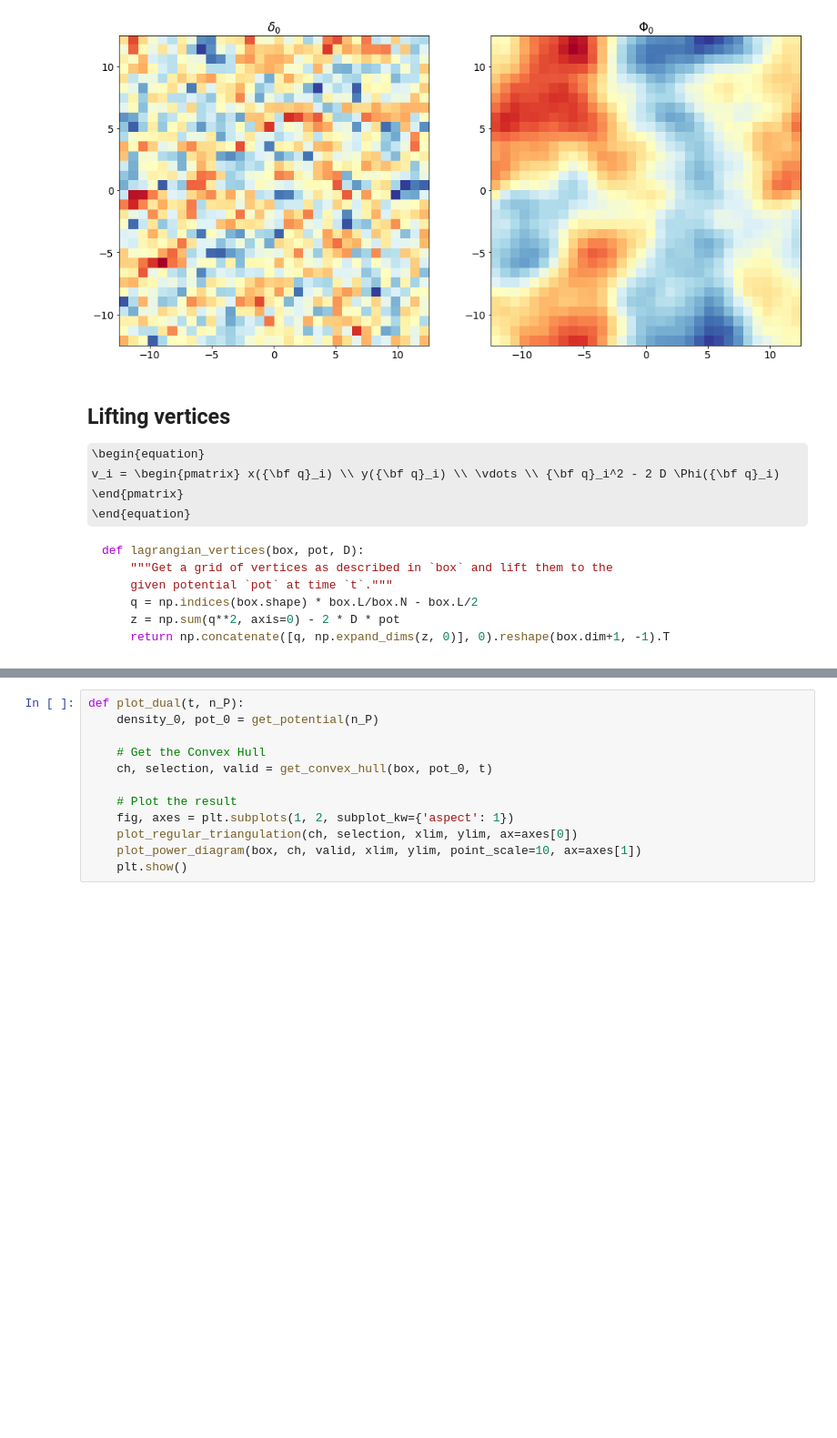
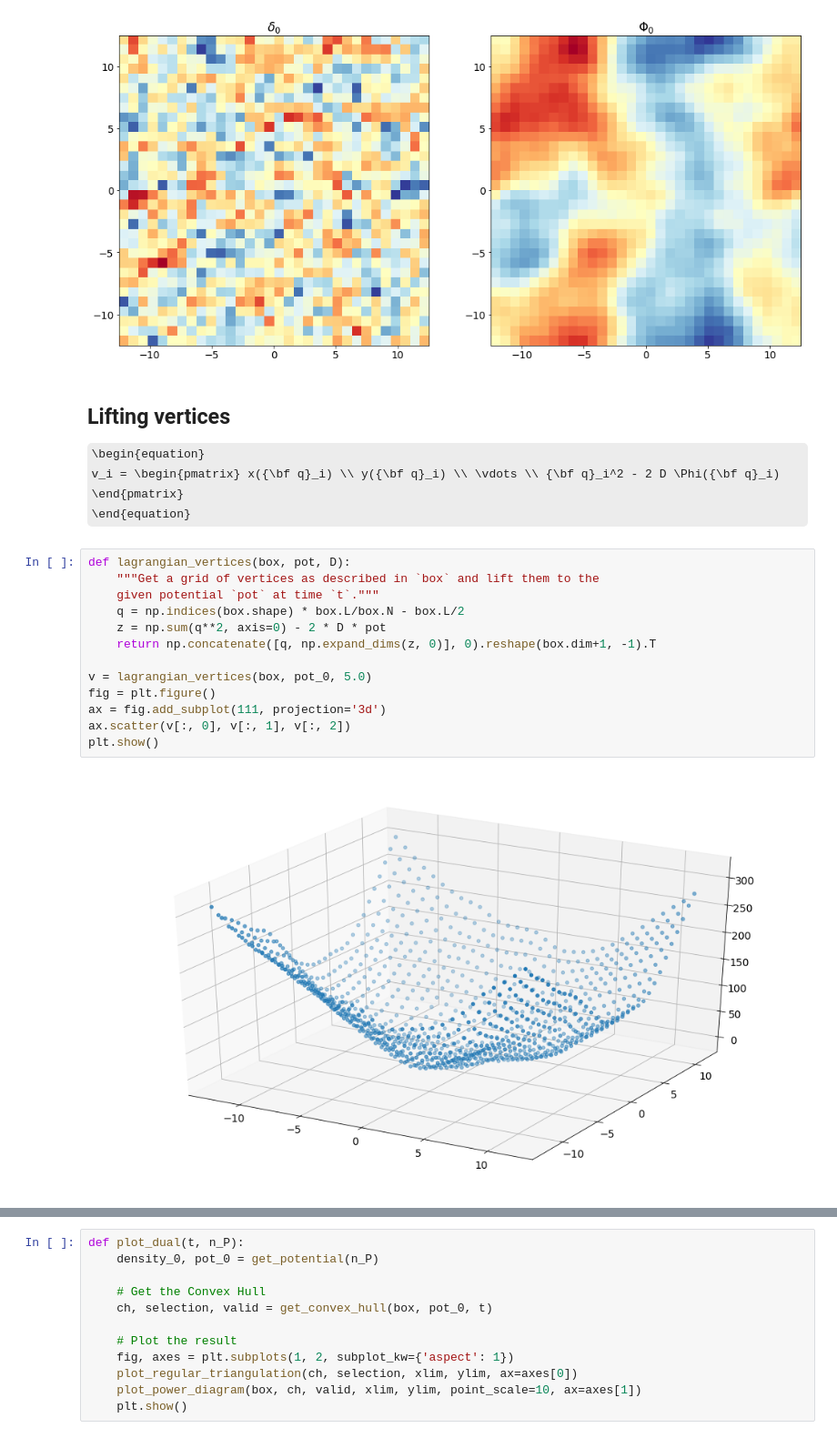
Before and after one commit to jhidding/adhesion-example, a Jupyter notebook: notebook/Interactive.ipynb, the cells around one changed output, grey strips where cells are left out. Shown: that part at 91% size. Drawn from its saved outputs; the diff is of its cells as text; some formulas as TeX source; blank space fills up the shorter version.

````diff
--- a/notebook/Interactive.ipynb
+++ b/notebook/Interactive.ipynb
@@ -46,12 +46,18 @@ plt.show()
 \begin{equation}
 v_i = \begin{pmatrix} x({\bf q}_i) \\ y({\bf q}_i) \\ \vdots \\ {\bf q}_i^2 - 2 D \Phi({\bf q}_i) \end{pmatrix}
 \end{equation}
-
-```python
-def lagrangian_vertices(box, pot, D):
-    """Get a grid of vertices as described in `box` and lift them to the
-    given potential `pot` at time `t`."""
-    q = np.indices(box.shape) * box.L/box.N - box.L/2
-    z = np.sum(q**2, axis=0) - 2 * D * pot
-    return np.concatenate([q, np.expand_dims(z, 0)], 0).reshape(box.dim+1, -1).T
-```
+# %%
+def lagrangian_vertices(box, pot, D):
+    """Get a grid of vertices as described in `box` and lift them to the
+    given potential `pot` at time `t`."""
+    q = np.indices(box.shape) * box.L/box.N - box.L/2
+    z = np.sum(q**2, axis=0) - 2 * D * pot
+    return np.concatenate([q, np.expand_dims(z, 0)], 0).reshape(box.dim+1, -1).T
+
+v = lagrangian_vertices(box, pot_0, 5.0)
+fig = plt.figure()
+ax = fig.add_subplot(111, projection='3d')
+ax.scatter(v[:, 0], v[:, 1], v[:, 2])
+plt.show()
+# %% [output]
+[figure, added]
````
Also changed, not shown: parts of 1 cell of this notebook.
